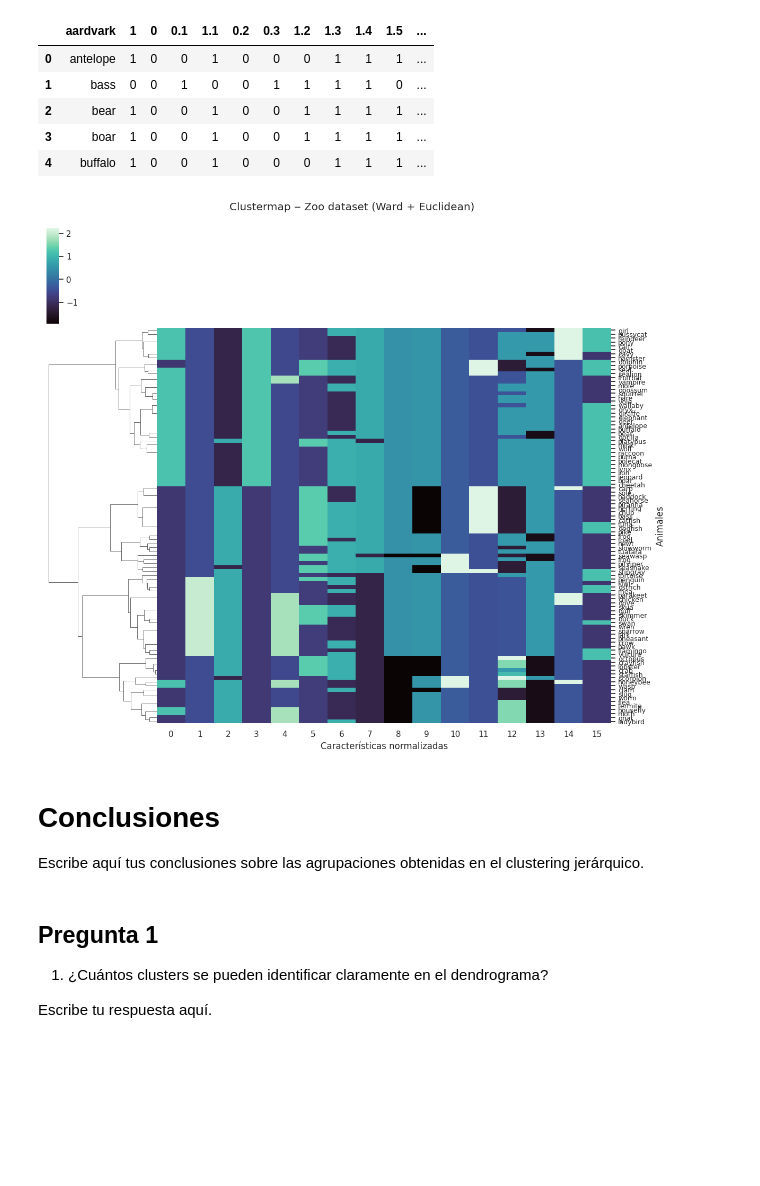
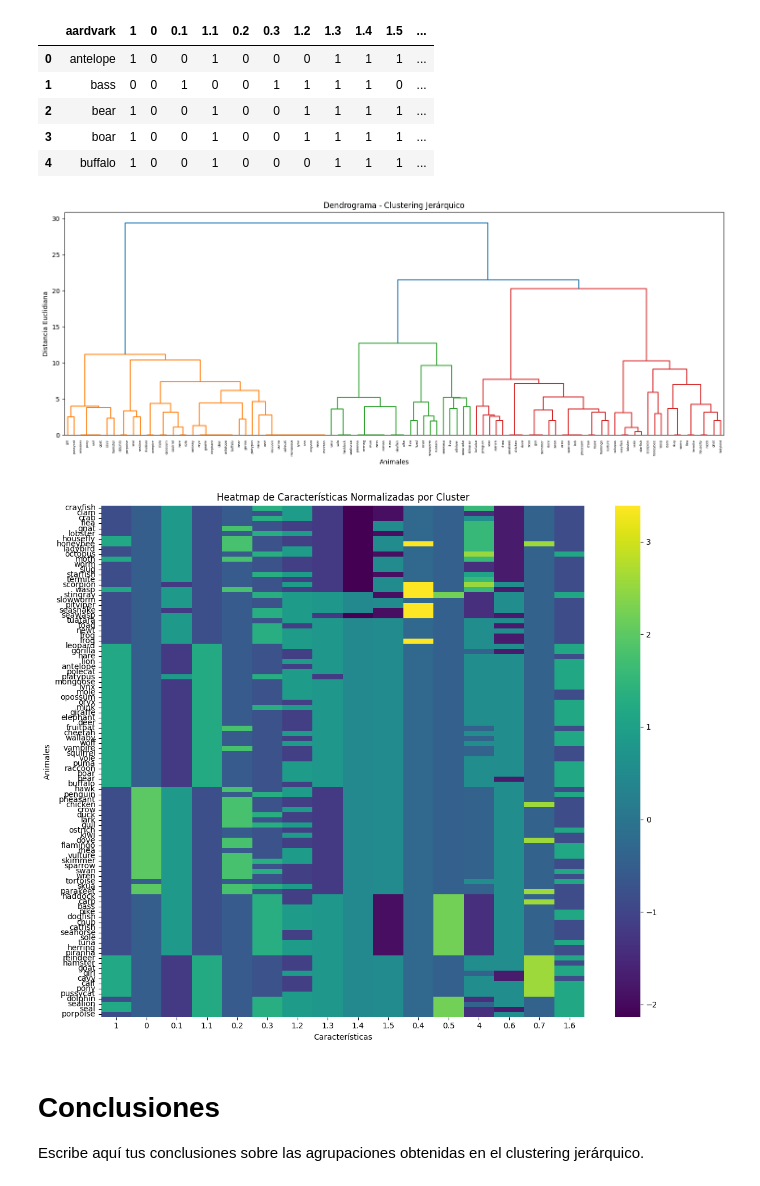
Before and after one commit to urzuaf/machine-learning, a Jupyter notebook: Notebook_Tarea_Zoo_Clustering.ipynb, the cells around one changed output. Saved outputs shown, nothing was run; the diff lists cells and outputs as text; code cells hidden in the pictures; blank space fills up the shorter version.

```diff
--- a/Notebook_Tarea_Zoo_Clustering.ipynb
+++ b/Notebook_Tarea_Zoo_Clustering.ipynb
@@ -35,39 +29,44 @@ linkage_matrix = linkage(X_scaled, method="ward")
-# %%
-# Paso 4: Heatmap
-
-
-# 2⃣  Dibuja clustermap: dendrograma (filas) + heatmap de características
-sns.set_theme(style="white")
-g = sns.clustermap(
-    X_scaled,                    # datos ya escalados
-    row_linkage=linkage_matrix,  # dendrograma para filas
-    col_cluster=False,           # no agrupar columnas; solo animales
-    figsize=(12, 10),
-    cmap="mako",                 # paleta (prueba 'viridis', 'vlag', etc.)
-    yticklabels=animal_names,    # etiquetas de filas
-    robust=True,                 # ignora outliers extremos en la escala de color
-    dendrogram_ratio=0.2,        # espacio reservado al dendrograma
-    cbar_pos=(0.02, 0.8, 0.02, 0.18)  # posición de la barra de color
-)
-
-# Ajustar orientación de etiquetas para que se lean cómodamente
-plt.setp(g.ax_heatmap.yaxis.get_majorticklabels(), rotation=0, fontsize=9)
-g.ax_heatmap.set_xlabel("Características normalizadas")
-g.ax_heatmap.set_ylabel("Animales")
-g.fig.suptitle("Clustermap ‒ Zoo dataset (Ward + Euclidean)", y=1.03)
-plt.show()
-
-# 3⃣  (Opcional) Extraer etiquetas de clúster desde la matriz de enlace
-n_clusters = 4                # elige el nº de grupos que necesites
-clusters = fcluster(linkage_matrix, t=n_clusters, criterion="maxclust")
-df["cluster"] = clusters      # añade la asignación al DataFrame original
-# %% [output]
-[figure, removed]
+# %%
+# Paso 3: Clustering Jerárquico
+import matplotlib.pyplot as plt
+import scipy.cluster.hierarchy as sch
+
+# Crear dendrograma
+plt.figure(figsize=(15, 6))
+dendrogram = sch.dendrogram(sch.linkage(X_scaled, method='ward'), labels=animal_names.values, leaf_rotation=90)
+plt.title('Dendrograma - Clustering Jerárquico')
+plt.xlabel('Animales')
+plt.ylabel('Distancia Euclidiana')
+plt.tight_layout()
+plt.show()
+# %% [output]
+[figure, added]
+# %%
+# Paso 4: Heatmap
+from sklearn.cluster import AgglomerativeClustering
+import seaborn as sns
+import numpy as np
+
+# Clustering jerárquico (suponiendo 7 clusters, puedes ajustar según dendrograma)
+cluster_model = AgglomerativeClustering(n_clusters=7, metric='euclidean', linkage='ward')
+cluster_labels = cluster_model.fit_predict(X_scaled)
+
+# Crear un DataFrame para el heatmap ordenado por cluster
+df_heatmap = pd.DataFrame(X_scaled, index=animal_names)
+df_heatmap['Cluster'] = cluster_labels
+df_heatmap_sorted = df_heatmap.sort_values('Cluster')
+df_heatmap_sorted = df_heatmap_sorted.drop(columns='Cluster')
+
+# Heatmap
+plt.figure(figsize=(12, 10))
+sns.heatmap(df_heatmap_sorted, cmap='viridis', xticklabels=X.columns, yticklabels=df_heatmap_sorted.index, cbar=True)
+plt.title('Heatmap de Características Normalizadas por Cluster')
+plt.xlabel('Características')
+plt.ylabel('Animales')
+plt.tight_layout()
+plt.show()
+# %% [output]
+[figure, added]
 # %% [markdown]
 # Conclusiones
 Escribe aquí tus conclusiones sobre las agrupaciones obtenidas en el clustering jerárquico.
-# %% [markdown]
-## Pregunta 1
-1. ¿Cuántos clusters se pueden identificar claramente en el dendrograma?
-
-Escribe tu respuesta aquí.
```
Also changed, not shown: parts of 12 cells of this notebook, 1 other file.
